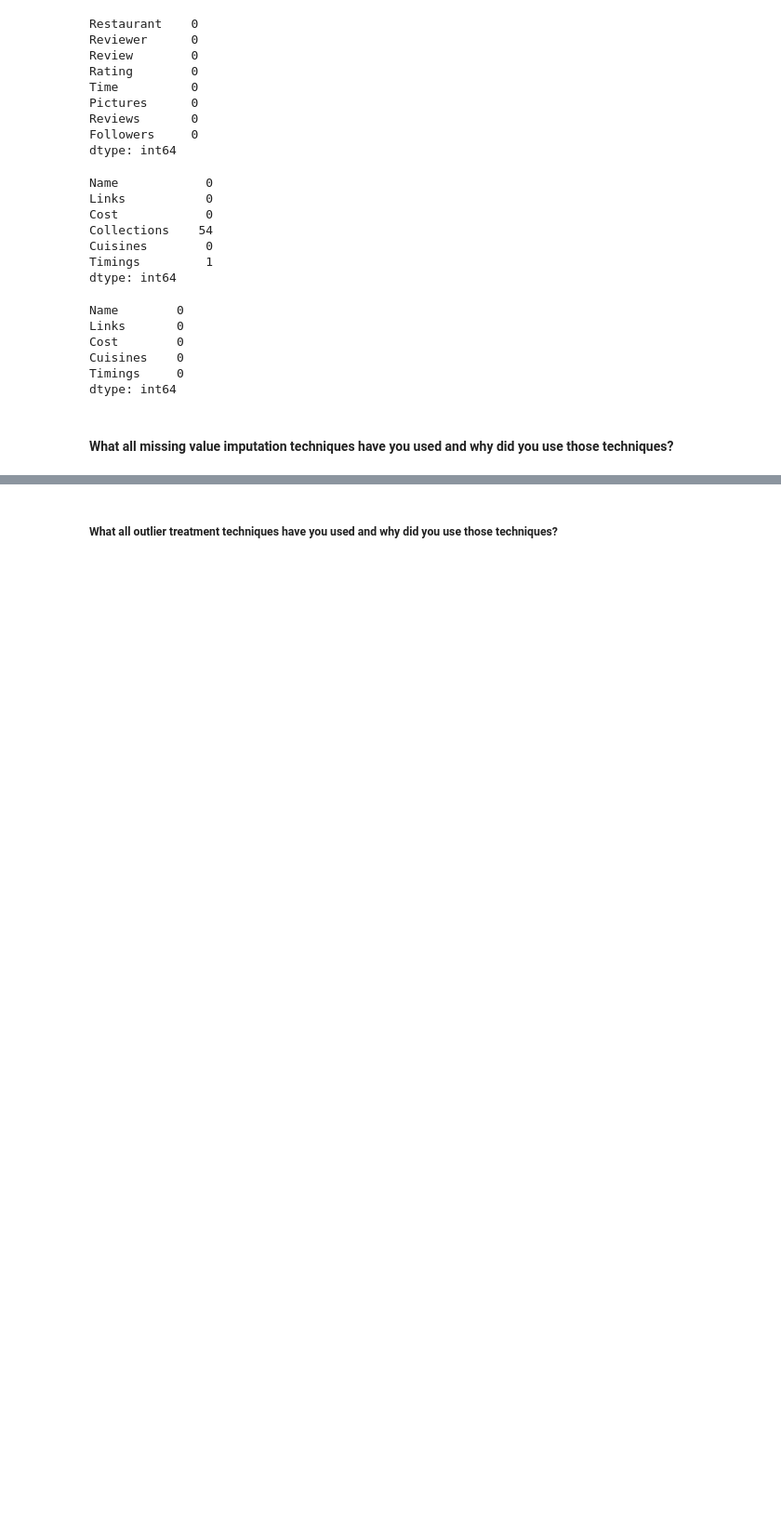
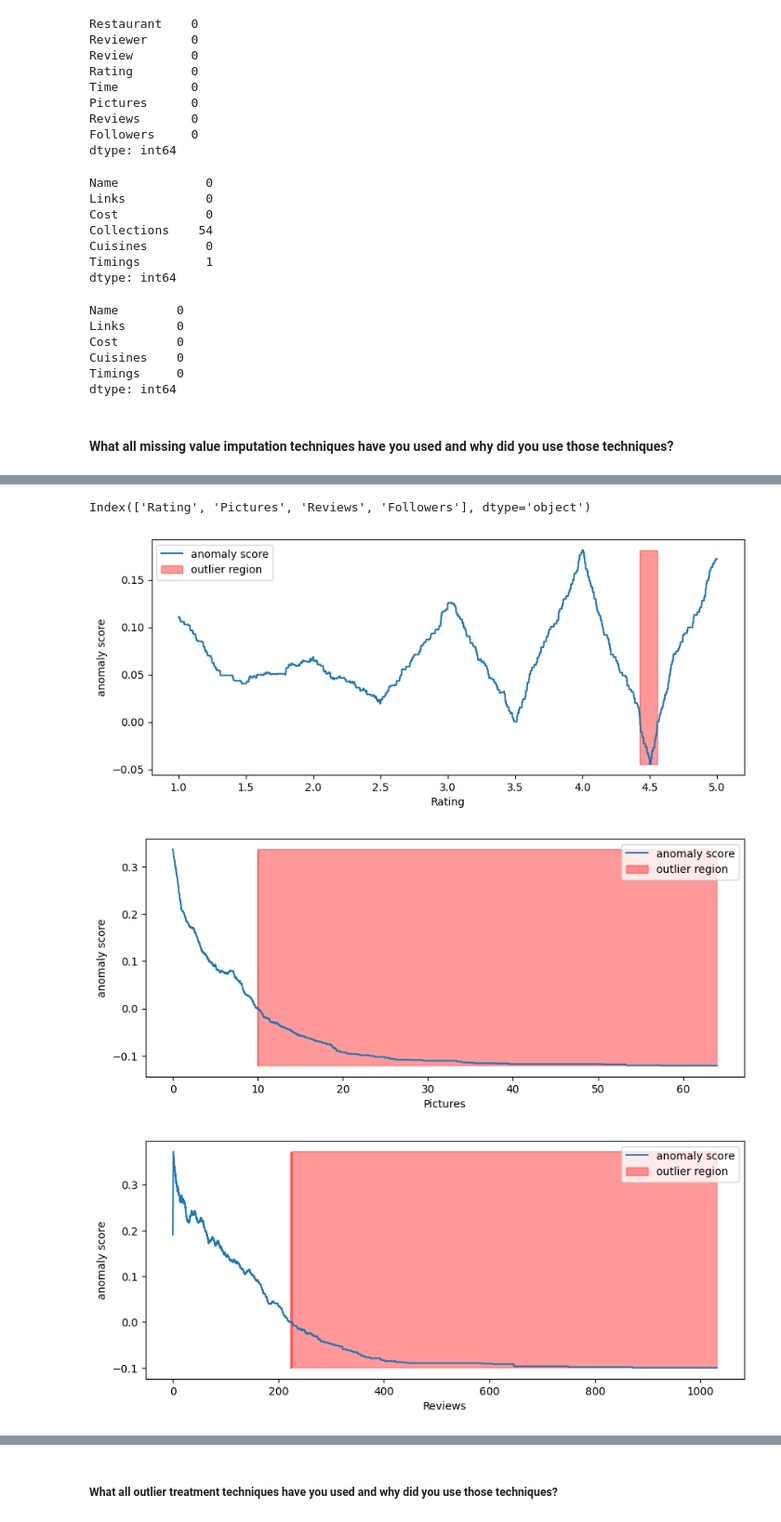
Before and after one commit to RayedShamim/Zomato-Restaurant-and-Reviews-Analysis, a Jupyter notebook: Zomato_Restaurant_and_Reviews_Unsupervised_ML_Analysis.ipynb, the cells around one changed output, grey strips where cells are left out. Shown at 93% size. Saved outputs shown, nothing was run; the diff lists cells and outputs as text; code cells hidden in the pictures; blank space fills up the shorter version.

```diff
--- a/Zomato_Restaurant_and_Reviews_Unsupervised_ML_Analysis.ipynb
+++ b/Zomato_Restaurant_and_Reviews_Unsupervised_ML_Analysis.ipynb
@@ -1207,0 +1223,31 @@ Answer Here.
+# %%
+rev1.describe().columns
+# %% [output]
+Index(['Rating', 'Pictures', 'Reviews', 'Followers'], dtype='object')
+# %%
+# Using Isolation forest to detect anomaly
+from sklearn.ensemble import IsolationForest
+for col in rev1.describe().columns:
+  if 'Time' not in col:
+    isolation_forest = IsolationForest(n_estimators=100, contamination=0.01)
+    isolation_forest.fit(rev1[col].values.reshape(-1, 1))
+    # rev1['anomaly_score_univariate_%s' % col] = isolation_forest.decision_function(rev1[col].values.reshape(-1, 1))
+    # rev1['outlier_univariate_%s' % col] = isolation_forest.predict(rev1[col].values.reshape(-1, 1))
+
+    x1 = np.linspace(rev1[col].min(), rev1[col].max(), len(rev1)).reshape(-1,1)
+    anomaly_score = isolation_forest.decision_function(x1)
+    outlier = isolation_forest.predict(x1)
+
+    plt.figure(figsize=(10,4))
+    plt.plot(x1, anomaly_score, label='anomaly score')
+    plt.fill_between(x1.T[0], np.min(anomaly_score), np.max(anomaly_score),
+                    where=outlier==-1, color='r',
+                    alpha=.4, label='outlier region')
+    plt.legend()
+    plt.ylabel('anomaly score')
+    plt.xlabel(col)
+    plt.show()
+# %% [output]
+[figure, added]
+[figure, added]
+[figure, added]
```
Also changed, not shown: parts of 177 cells of this notebook.
